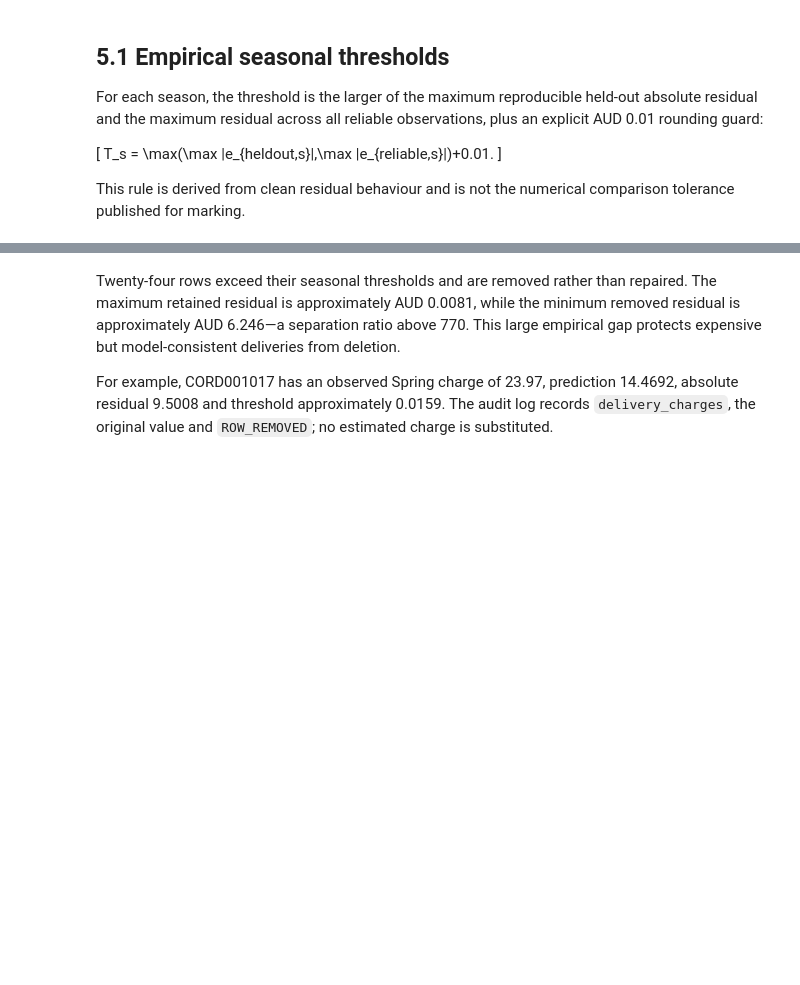
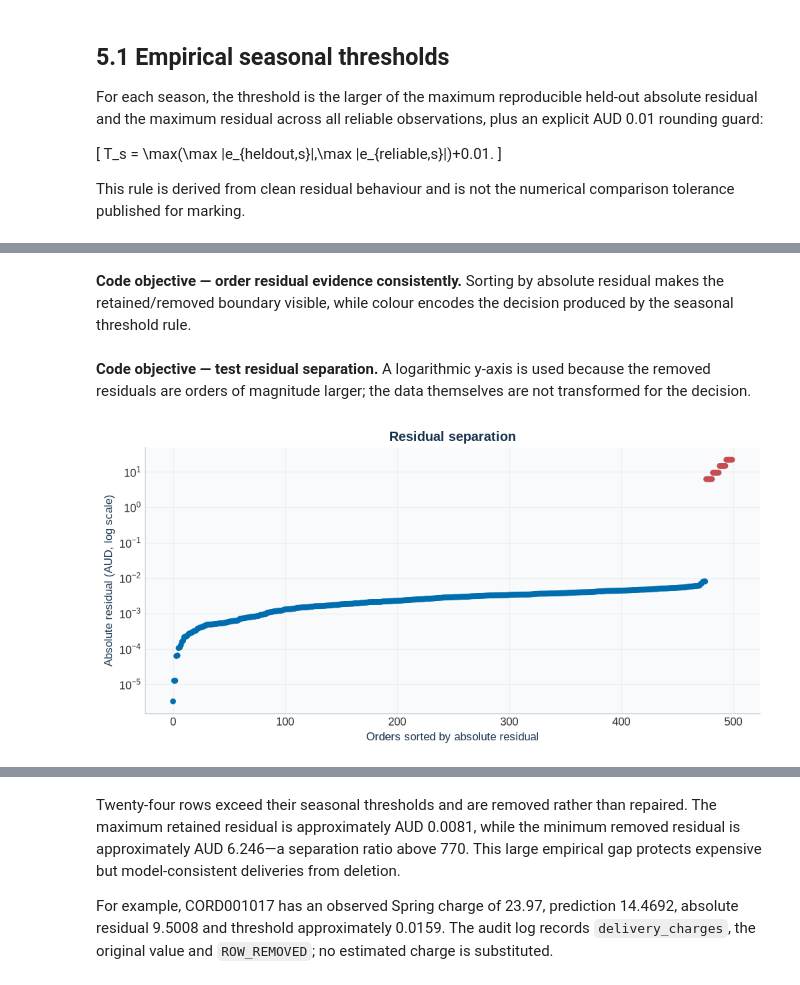
Before and after one commit to ZGHL/FIT5196-A2, a Jupyter notebook: notebooks/Group030_solution.ipynb, the cells around one changed output, grey strips where cells are left out. Cells and saved outputs as stored; diff of their text form; code cells hidden in the pictures; blank space fills up the shorter version.

```diff
--- a/notebooks/Group030_solution.ipynb
+++ b/notebooks/Group030_solution.ipynb
@@ -1073,0 +1099,29 @@ display(removed_rows.sort_values("absolute_residual", ascending=False).head(10))
+# %% [markdown]
+**Code objective — order residual evidence consistently.** Sorting by absolute residual makes the retained/removed boundary visible, while colour encodes the decision produced by the seasonal threshold rule.
+# %%
+# Purpose: prepare residual diagnostics in ascending error order.
+residuals = (
+    outlier_result.residual_diagnostics
+    .sort_values("absolute_residual")
+    .reset_index(drop=True)
+)
+residual_colours = np.where(
+    residuals["remove_as_outlier"], CORAL, MONASH_BLUE
+)
+# %% [markdown]
+**Code objective — test residual separation.** A logarithmic y-axis is used because the removed residuals are orders of magnitude larger; the data themselves are not transformed for the decision.
+# %%
+# Purpose: show retained and removed residuals on one readable scale.
+fig, ax = plt.subplots(figsize=(8.5, 4.2))
+ax.scatter(
+    np.arange(len(residuals)), residuals["absolute_residual"],
+    c=residual_colours, s=18,
+)
+ax.set_yscale("log")
+ax.set_xlabel("Orders sorted by absolute residual")
+ax.set_ylabel("Absolute residual (AUD, log scale)")
+ax.set_title("Residual separation")
+plt.tight_layout()
+plt.show()
+# %% [output]
+[figure, added]
```
Also changed, not shown: parts of 106 cells of this notebook, 2 other files.
